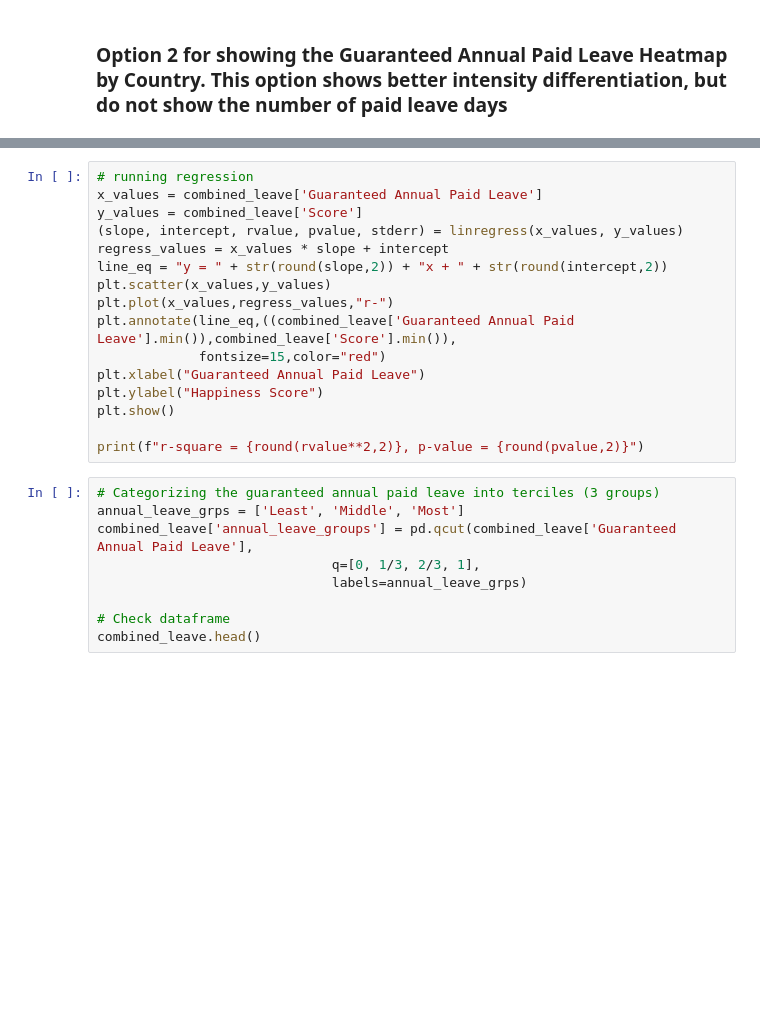
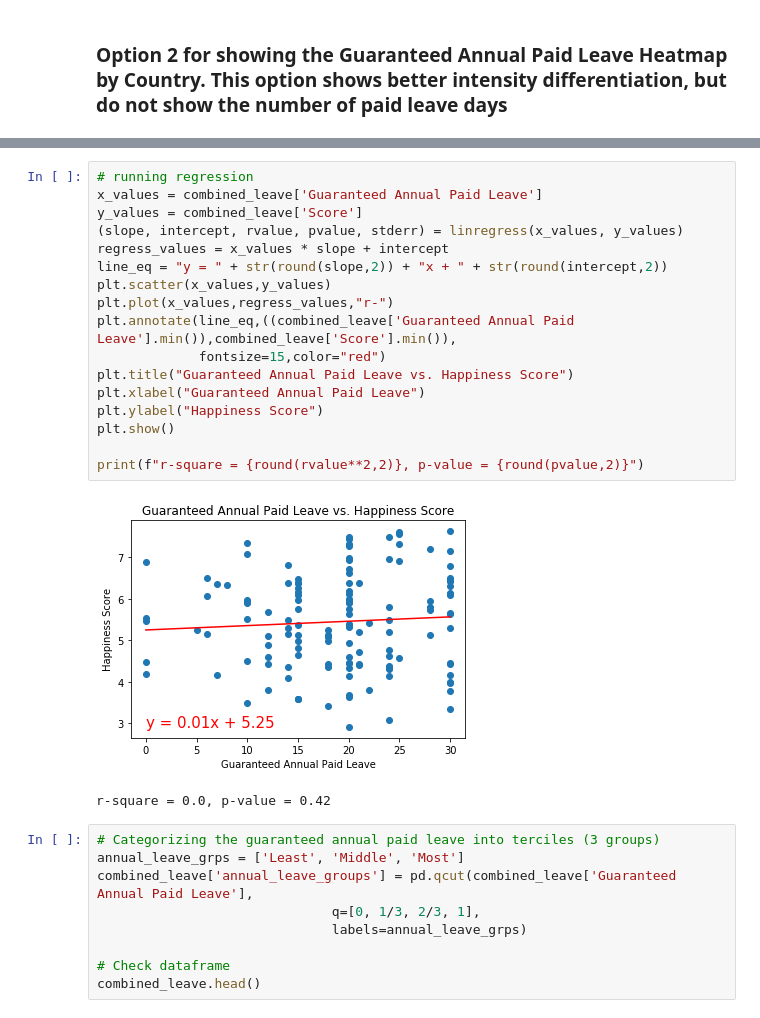
Before and after one commit to jakeportra/Project_1_World_Happiness, a Jupyter notebook: world_happiness.ipynb, the cells around one changed output, grey strips where cells are left out. Saved outputs shown, nothing was run; the diff lists cells and outputs as text; blank space fills up the shorter version.

Commit message:
Added title to linear regression scatter plot

```diff
--- a/world_happiness.ipynb
+++ b/world_happiness.ipynb
@@ -714,19 +748,23 @@ plt.tight_layout()
 # %%
 # running regression
 x_values = combined_leave['Guaranteed Annual Paid Leave']
 y_values = combined_leave['Score']
 (slope, intercept, rvalue, pvalue, stderr) = linregress(x_values, y_values)
 regress_values = x_values * slope + intercept
 line_eq = "y = " + str(round(slope,2)) + "x + " + str(round(intercept,2))
 plt.scatter(x_values,y_values)
 plt.plot(x_values,regress_values,"r-")
 plt.annotate(line_eq,((combined_leave['Guaranteed Annual Paid Leave'].min()),combined_leave['Score'].min()),
              fontsize=15,color="red")
+plt.title("Guaranteed Annual Paid Leave vs. Happiness Score")
 plt.xlabel("Guaranteed Annual Paid Leave")
 plt.ylabel("Happiness Score")
 plt.show()
 
 print(f"r-square = {round(rvalue**2,2)}, p-value = {round(pvalue,2)}")
+# %% [output]
+[figure, added]
+r-square = 0.0, p-value = 0.42
 # %%
 # Categorizing the guaranteed annual paid leave into terciles (3 groups)
 annual_leave_grps = ['Least', 'Middle', 'Most']
```
Also changed, not shown: parts of 7 cells of this notebook.
